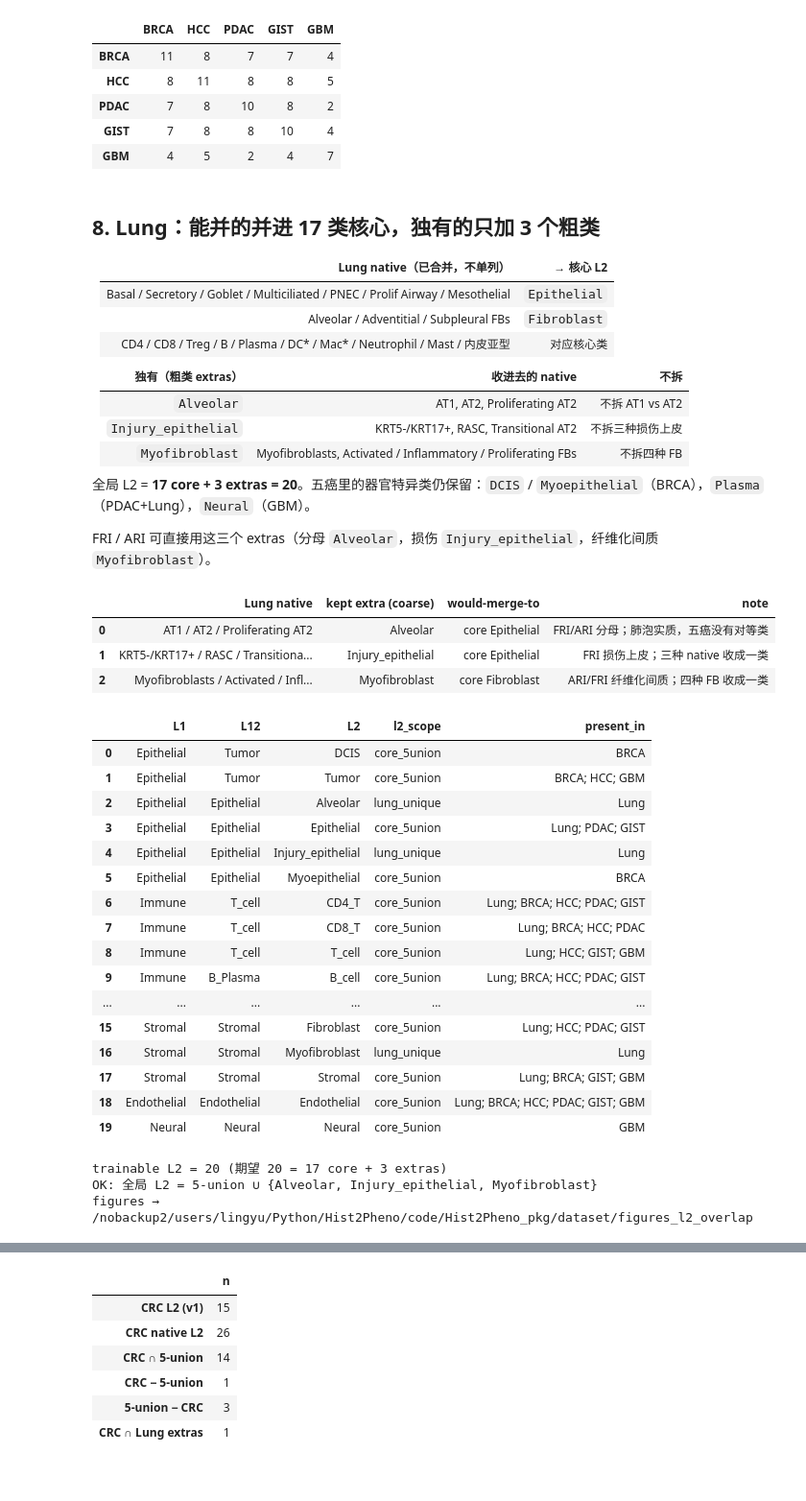
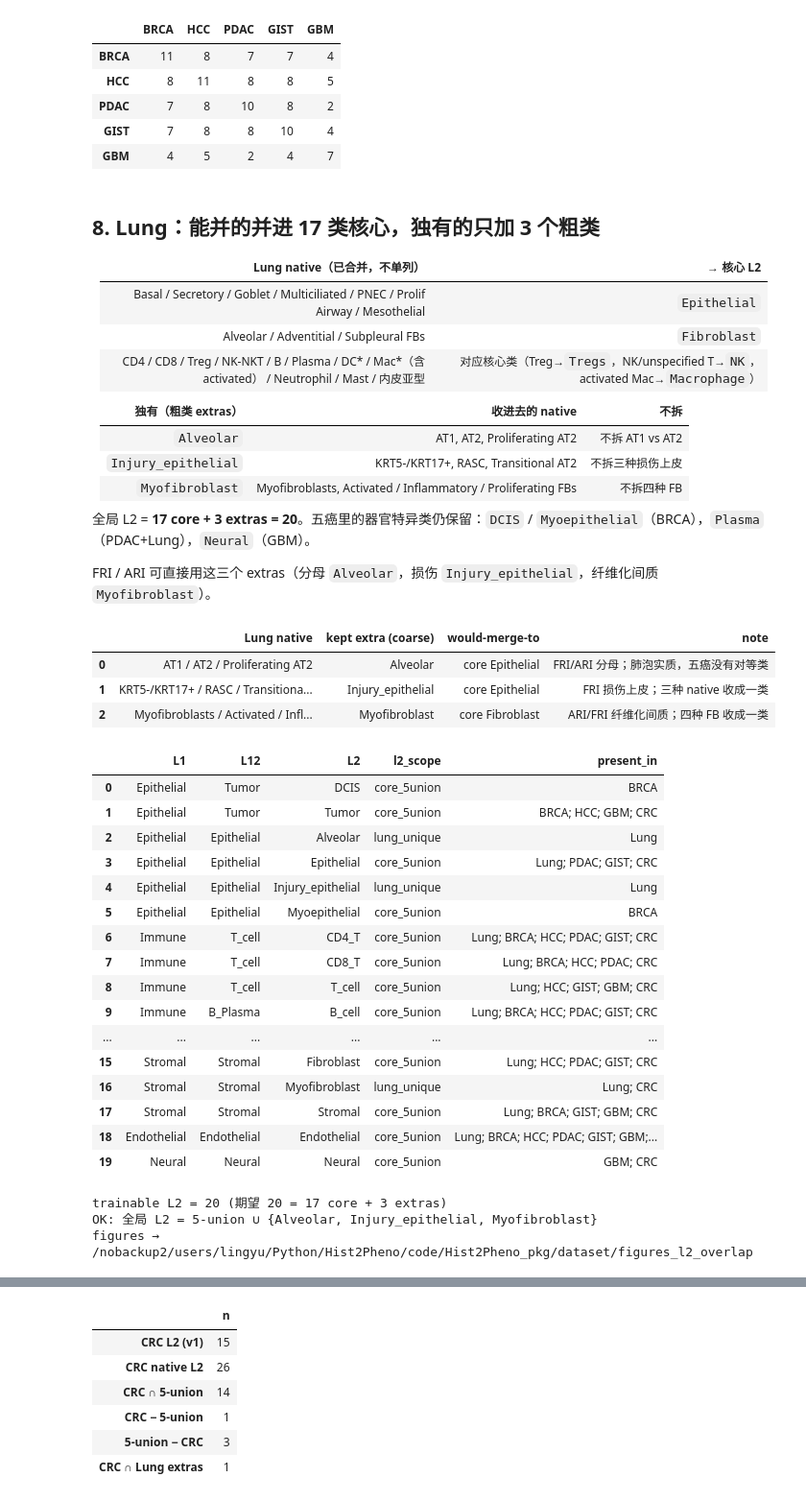
Before and after one commit to LingyuLi-math/Hist2Pheno, a Jupyter notebook: code/Hist2Pheno_pkg/dataset/L2_overlap_5datasets.ipynb, the cells around one changed output, grey strips where cells are left out. Shown at 96% size. Drawn from its saved outputs; the diff is of its cells as text; code cells hidden in the pictures.

Commit message:
update Xenium_crc and pancancer celltype

```diff
--- a/code/Hist2Pheno_pkg/dataset/L2_overlap_5datasets.ipynb
+++ b/code/Hist2Pheno_pkg/dataset/L2_overlap_5datasets.ipynb
@@ -590,7 +590,7 @@ display(overlap_n)
 |------------------------------|-----------|
 | Basal / Secretory / Goblet / Multiciliated / PNEC / Prolif Airway / Mesothelial | `Epithelial` |
 | Alveolar / Adventitial / Subpleural FBs | `Fibroblast` |
-| CD4 / CD8 / Treg / B / Plasma / DC* / Mac* / Neutrophil / Mast / 内皮亚型 | 对应核心类 |
+| CD4 / CD8 / Treg / NK-NKT / B / Plasma / DC* / Mac*（含 activated） / Neutrophil / Mast / 内皮亚型 | 对应核心类（Treg→`Tregs`，NK/unspecified T→`NK`，activated Mac→`Macrophage`） |
 
 | 独有（粗类 extras） | 收进去的 native | 不拆 |
 |---------------------|-----------------|------|
@@ -604,46 +604,46 @@ FRI / ARI 可直接用这三个 extras（分母 `Alveolar`，损伤 `Injury_epit
 # %%
 extra_tbl = pd.DataFrame(
     [
         ("AT1 / AT2 / Proliferating AT2", "Alveolar", "core Epithelial", "FRI/ARI 分母；肺泡实质，五癌没有对等类"),
         ("KRT5-/KRT17+ / RASC / Transitional AT2", "Injury_epithelial", "core Epithelial", "FRI 损伤上皮；三种 native 收成一类"),
         ("Myofibroblasts / Activated / Inflammatory / Proliferating FBs", "Myofibroblast", "core Fibroblast", "ARI/FRI 纤维化间质；四种 FB 收成一类"),
     ],
     columns=["Lung native", "kept extra (coarse)", "would-merge-to", "note"],
 )
 display(extra_tbl)
 
-ct_sheet = pd.read_excel(XLSX, "celltype")
+ct_sheet = pd.read_excel(XLSX, "celltype_initial")
 cols = [c for c in ["L1", "L12", "L2", "l2_scope", "present_in"] if c in ct_sheet.columns]
 train = ct_sheet[ct_sheet["trainable"] == "Y"][cols]
 display(train.reset_index(drop=True))
 print("trainable L2 =", len(train), "(期望 20 = 17 core + 3 extras)")
 assert set(train["L2"]) == five["union"] | LUNG_UNIQUE
 assert lung_only_extras == LUNG_UNIQUE
 assert lung_only_merged == set()
 print("OK: 全局 L2 = 5-union ∪ {Alveolar, Injury_epithelial, Myofibroblast}")
 print("figures →", FIG)
 # %% [output]
 |  | Lung native | kept extra (coarse) | would-merge-to | note |
 | 0 | AT1 / AT2 / Proliferating AT2 | Alveolar | core Epithelial | FRI/ARI 分母；肺泡实质，五癌没有对等类 |
 | 1 | KRT5-/KRT17+ / RASC / Transitiona... | Injury_epithelial | core Epithelial | FRI 损伤上皮；三种 native 收成一类 |
 | 2 | Myofibroblasts / Activated / Infl... | Myofibroblast | core Fibroblast | ARI/FRI 纤维化间质；四种 FB 收成一类 |
 |  | L1 | L12 | L2 | l2_scope | present_in |
 | 0 | Epithelial | Tumor | DCIS | core_5union | BRCA |
-| 1 | Epithelial | Tumor | Tumor | core_5union | BRCA; HCC; GBM |
+| 1 | Epithelial | Tumor | Tumor | core_5union | BRCA; HCC; GBM; CRC |
 | 2 | Epithelial | Epithelial | Alveolar | lung_unique | Lung |
-| 3 | Epithelial | Epithelial | Epithelial | core_5union | Lung; PDAC; GIST |
+| 3 | Epithelial | Epithelial | Epithelial | core_5union | Lung; PDAC; GIST; CRC |
 | 4 | Epithelial | Epithelial | Injury_epithelial | lung_unique | Lung |
 | 5 | Epithelial | Epithelial | Myoepithelial | core_5union | BRCA |
-| 6 | Immune | T_cell | CD4_T | core_5union | Lung; BRCA; HCC; PDAC; GIST |
-| 7 | Immune | T_cell | CD8_T | core_5union | Lung; BRCA; HCC; PDAC |
-| 8 | Immune | T_cell | T_cell | core_5union | Lung; HCC; GIST; GBM |
-| 9 | Immune | B_Plasma | B_cell | core_5union | Lung; BRCA; HCC; PDAC; GIST |
+| 6 | Immune | T_cell | CD4_T | core_5union | Lung; BRCA; HCC; PDAC; GIST; CRC |
+| 7 | Immune | T_cell | CD8_T | core_5union | Lung; BRCA; HCC; PDAC; CRC |
+| 8 | Immune | T_cell | T_cell | core_5union | Lung; HCC; GIST; GBM; CRC |
+| 9 | Immune | B_Plasma | B_cell | core_5union | Lung; BRCA; HCC; PDAC; GIST; CRC |
 | ... | ... | ... | ... | ... | ... |
-| 15 | Stromal | Stromal | Fibroblast | core_5union | Lung; HCC; PDAC; GIST |
-| 16 | Stromal | Stromal | Myofibroblast | lung_unique | Lung |
-| 17 | Stromal | Stromal | Stromal | core_5union | Lung; BRCA; GIST; GBM |
-| 18 | Endothelial | Endothelial | Endothelial | core_5union | Lung; BRCA; HCC; PDAC; GIST; GBM |
-| 19 | Neural | Neural | Neural | core_5union | GBM |
+| 15 | Stromal | Stromal | Fibroblast | core_5union | Lung; HCC; PDAC; GIST; CRC |
+| 16 | Stromal | Stromal | Myofibroblast | lung_unique | Lung; CRC |
+| 17 | Stromal | Stromal | Stromal | core_5union | Lung; BRCA; GIST; GBM; CRC |
+| 18 | Endothelial | Endothelial | Endothelial | core_5union | Lung; BRCA; HCC; PDAC; GIST; GBM;... |
+| 19 | Neural | Neural | Neural | core_5union | GBM; CRC |
 trainable L2 = 20 (期望 20 = 17 core + 3 extras)
 OK: 全局 L2 = 5-union ∪ {Alveolar, Injury_epithelial, Myofibroblast}
 figures → /nobackup2/users/lingyu/Python/Hist2Pheno/code/Hist2Pheno_pkg/dataset/figures_l2_overlap
```
Also changed, not shown: parts of 11 cells of this notebook, 12 other files.
